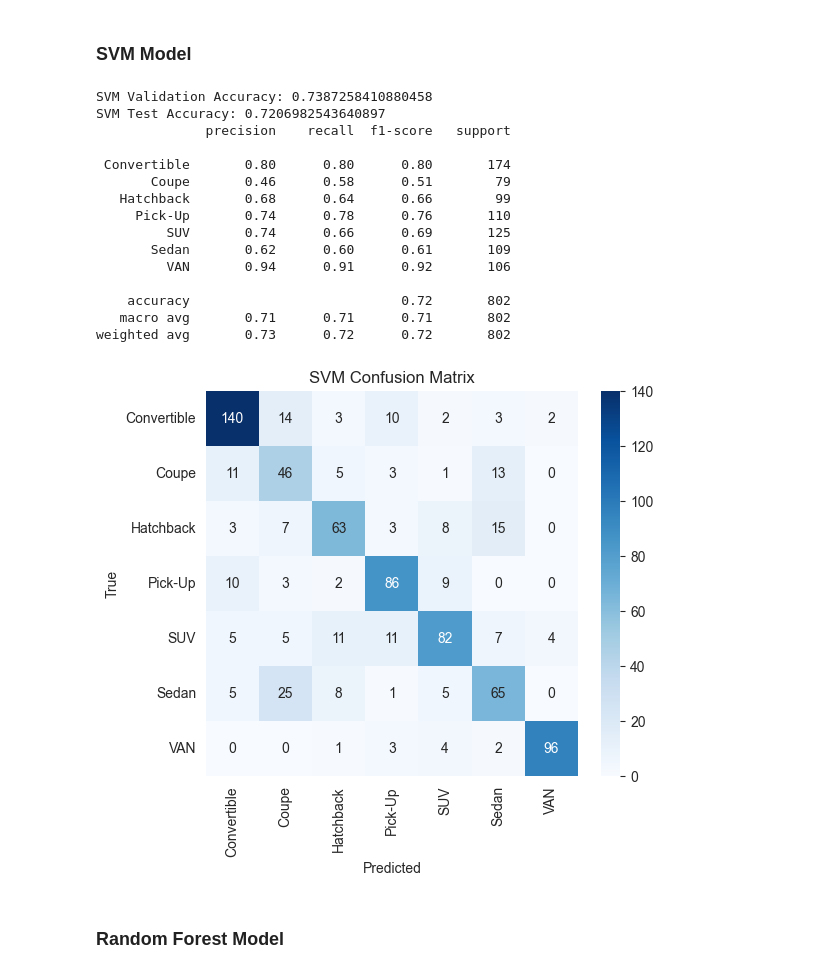
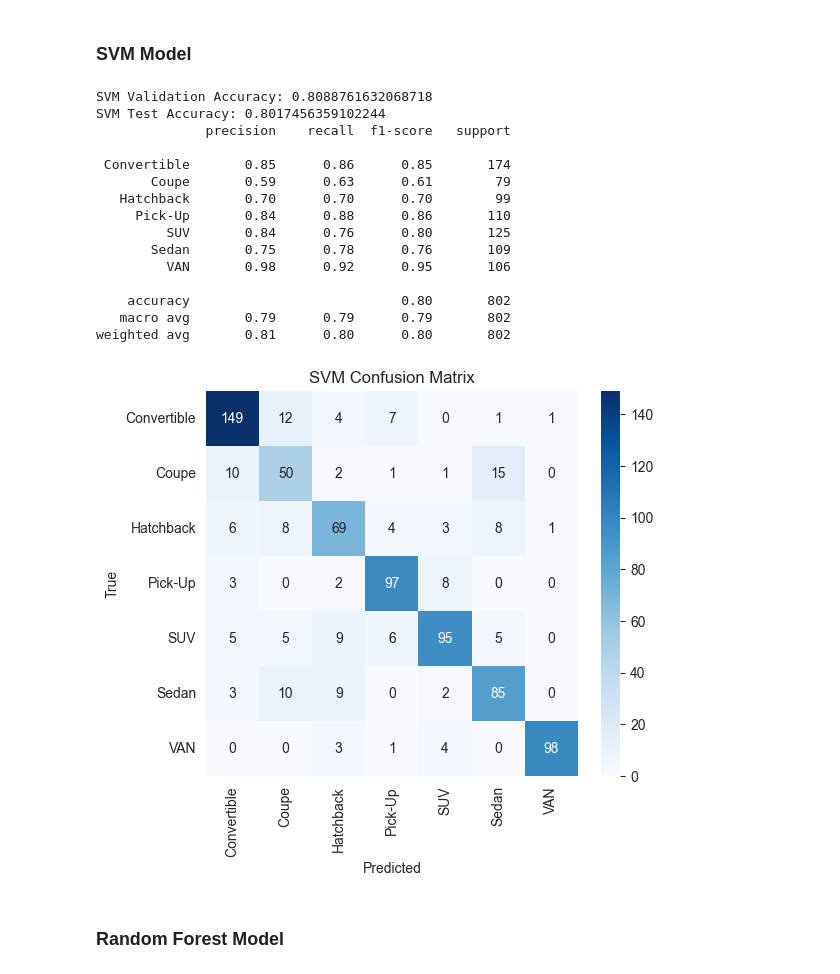
Before and after one commit to KenzySobh/Car-Body-Types-Classification, a Jupyter notebook: carTypes.ipynb, the cells around one changed output. Drawn from its saved outputs; the diff is of its cells as text; code cells hidden in the pictures.

```diff
--- a/carTypes.ipynb
+++ b/carTypes.ipynb
@@ -167,13 +350,13 @@ After selection: (5350, 200)
 ## 7 Feature Scaling
 # %%
 scaler = StandardScaler()
-X_train_scaled = scaler.fit_transform(X_train_sel)
-X_val_scaled = scaler.transform(X_val_sel)
-X_test_scaled = scaler.transform(X_test_sel)
+X_train_scaled = scaler.fit_transform(X_train)
+X_val_scaled   = scaler.transform(X_val)
+X_test_scaled  = scaler.transform(X_test)
 # %% [markdown]
 ## 8 Dimensionality Reduction with PCA
 # %%
-pca = PCA(n_components=0.98, random_state=42)  # keep 98% variance
+pca = PCA(n_components=0.95, random_state=42)  # keep 98% variance
 X_train_pca = pca.fit_transform(X_train_scaled)
 X_val_pca = pca.transform(X_val_scaled)
 X_test_pca = pca.transform(X_test_scaled)
@@ -186,7 +369,7 @@ Feature dimensions after PCA: (5350, 119)
 # %% [markdown]
 ### SVM Model
 # %%
-svm_model = SVC(kernel='rbf', C=1, gamma='scale')
+svm_model = SVC(kernel='rbf', C=1, gamma='scale', class_weight='balanced')
 
 # Train
 svm_model.fit(X_train_pca, y_train_enc)
@@ -196,46 +379,46 @@ y_val_pred = svm_model.predict(X_val_pca)
 svm_val_acc = accuracy_score(y_val_enc, y_val_pred)
 print("SVM Validation Accuracy:", svm_val_acc)
 
 # Testing
 y_test_pred = svm_model.predict(X_test_pca)
 svm_test_acc = accuracy_score(y_test_enc, y_test_pred)
 print("SVM Test Accuracy:", svm_test_acc)
 
 print(classification_report(y_test_enc, y_test_pred, target_names=le.classes_))
 
 # ---- Confusion Matrix ----
 cm = confusion_matrix(y_test_enc, y_test_pred)
 
 plt.figure(figsize=(6,5))
 sns.heatmap(
     cm,
     annot=True,
     fmt='d',
     cmap="Blues",
     xticklabels=le.classes_,
     yticklabels=le.classes_
 )
 plt.xlabel("Predicted")
 plt.ylabel("True")
 plt.title("SVM Confusion Matrix")
 plt.show()
 # %% [output]
-SVM Validation Accuracy: 0.7387258410880458
-SVM Test Accuracy: 0.7206982543640897
+SVM Validation Accuracy: 0.8088761632068718
+SVM Test Accuracy: 0.8017456359102244
               precision    recall  f1-score   support
 
- Convertible       0.80      0.80      0.80       174
-       Coupe       0.46      0.58      0.51        79
-   Hatchback       0.68      0.64      0.66        99
-     Pick-Up       0.74      0.78      0.76       110
-         SUV       0.74      0.66      0.69       125
-       Sedan       0.62      0.60      0.61       109
-         VAN       0.94      0.91      0.92       106
+ Convertible       0.85      0.86      0.85       174
+       Coupe       0.59      0.63      0.61        79
+   Hatchback       0.70      0.70      0.70        99
+     Pick-Up       0.84      0.88      0.86       110
+         SUV       0.84      0.76      0.80       125
+       Sedan       0.75      0.78      0.76       109
+         VAN       0.98      0.92      0.95       106
 
-    accuracy                           0.72       802
-   macro avg       0.71      0.71      0.71       802
-weighted avg       0.73      0.72      0.72       802
+    accuracy                           0.80       802
+   macro avg       0.79      0.79      0.79       802
+weighted avg       0.81      0.80      0.80       802
-[figure, old version]
+[figure, new version]
 # %% [markdown]
 ### Random Forest Model
 # %%
```
Also changed, not shown: parts of 13 cells of this notebook, 1 other file.
